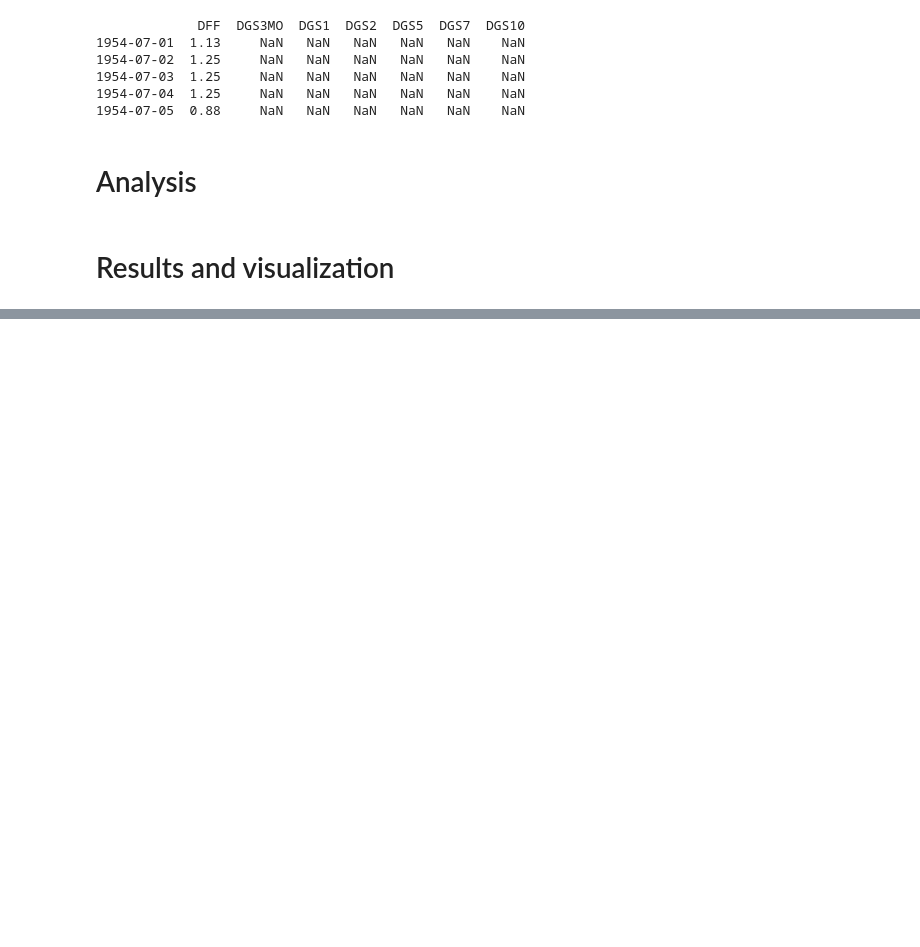
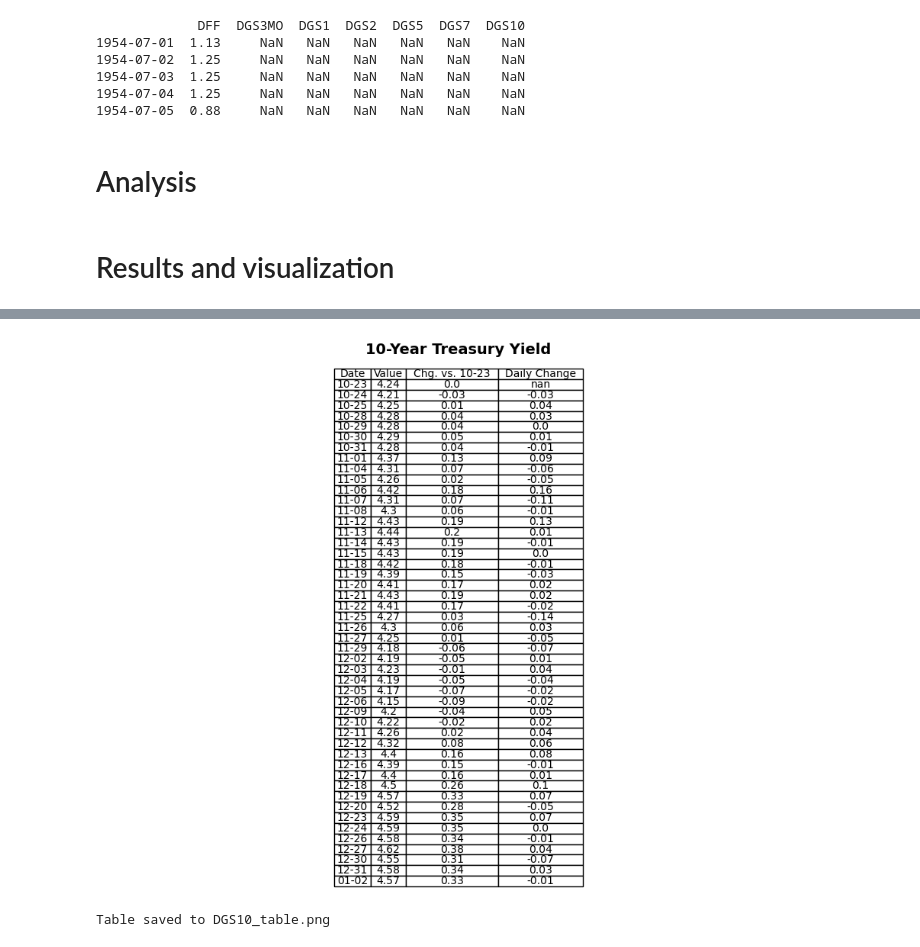
Before and after one commit to jketches/fred_data_project, a Jupyter notebook: notebooks/Fred_data.ipynb, the cells around one changed output, grey strips where cells are left out. Cells and saved outputs as stored; diff of their text form; code cells hidden in the pictures; blank space fills up the shorter version.

```diff
--- a/notebooks/Fred_data.ipynb
+++ b/notebooks/Fred_data.ipynb
@@ -125,0 +140,7 @@ Chart saved to: /data/data/com.termux/files/home/projects/fred_data_project/resu
+# %%
+start_date = "2024-10-23"
+# Generate the table
+create_analysis_table("DGS10", start_date, us_yields)
+# %% [output]
+[figure, added]
+Table saved to DGS10_table.png
```
Also changed, not shown: parts of 4 cells of this notebook, 6 other files.
